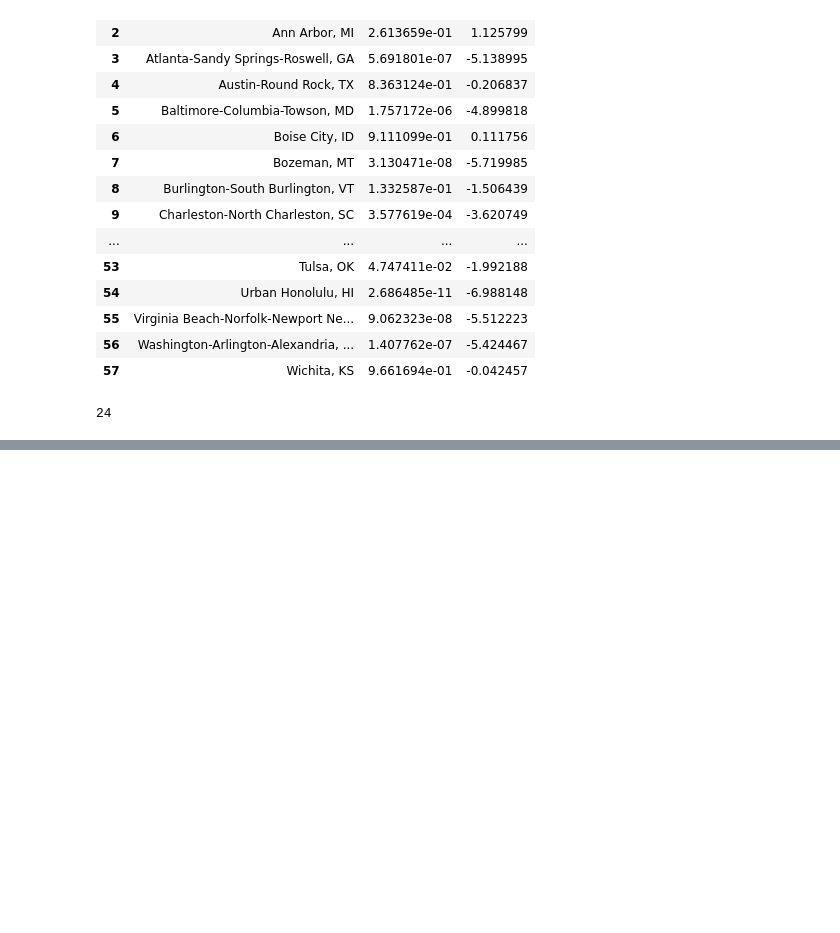
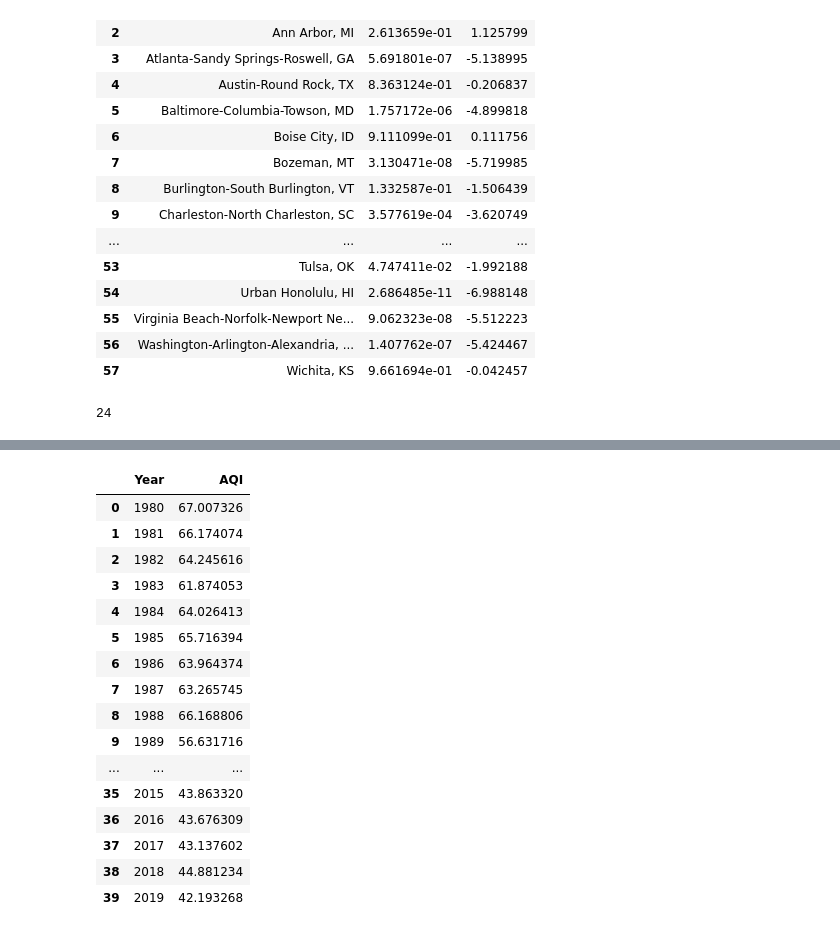
Before and after one commit to jmarkhei/BreathfreshCOVIDair, a Jupyter notebook: graphing7_22.ipynb, the cells around one changed output, grey strips where cells are left out. Cells and saved outputs as stored; diff of their text form; code cells hidden in the pictures; blank space fills up the shorter version.

```diff
--- a/graphing7_22.ipynb
+++ b/graphing7_22.ipynb
@@ -854,0 +902,20 @@ ttest_df
+# %%
+historic_month_comparison1
+# %% [output]
+|  | Year | AQI |
+| 0 | 1980 | 67.007326 |
+| 1 | 1981 | 66.174074 |
+| 2 | 1982 | 64.245616 |
+| 3 | 1983 | 61.874053 |
+| 4 | 1984 | 64.026413 |
+| 5 | 1985 | 65.716394 |
+| 6 | 1986 | 63.964374 |
+| 7 | 1987 | 63.265745 |
+| 8 | 1988 | 66.168806 |
+| 9 | 1989 | 56.631716 |
+| ... | ... | ... |
+| 35 | 2015 | 43.863320 |
+| 36 | 2016 | 43.676309 |
+| 37 | 2017 | 43.137602 |
+| 38 | 2018 | 44.881234 |
+| 39 | 2019 | 42.193268 |
```
Also changed, not shown: parts of 14 cells of this notebook, 9 other files.
